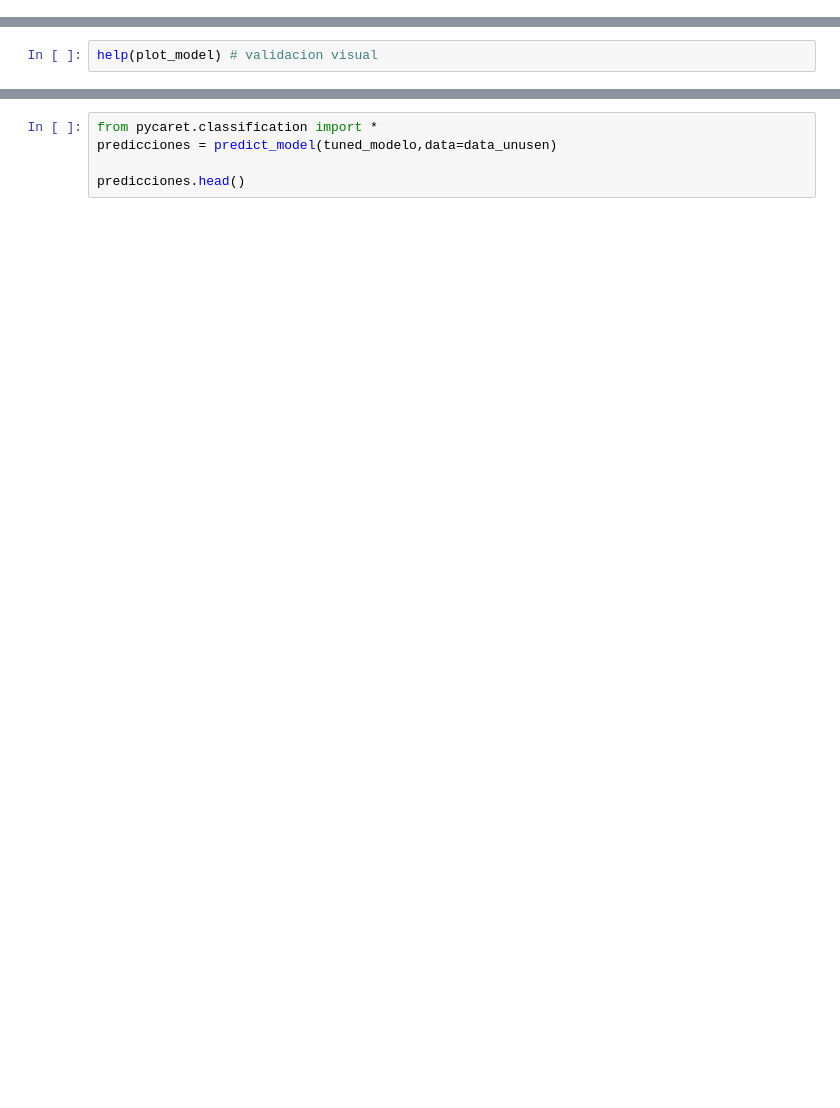
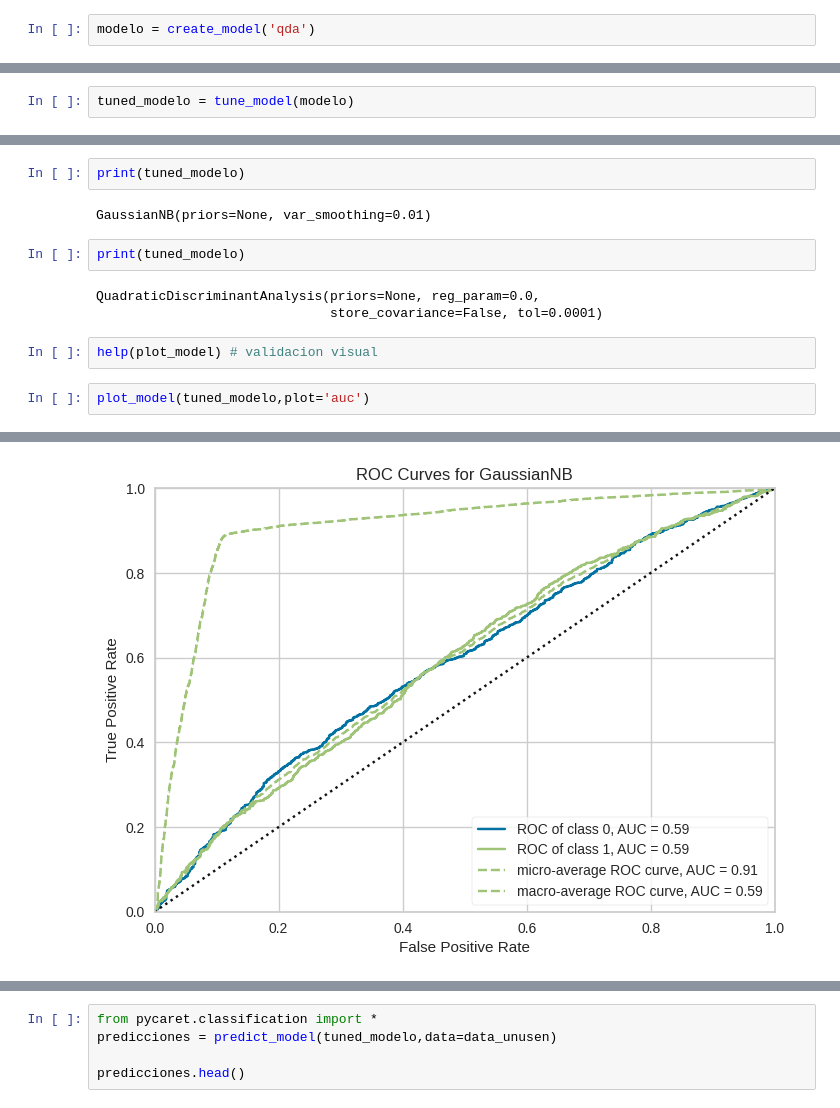
Before and after one commit to jagvgithub/Classification_Regression_models, a Jupyter notebook: ModeloPrepagosVehiculo.ipynb, the cells around one changed output, grey strips where cells are left out. Drawn from its saved outputs; the diff is of its cells as text; blank space fills up the shorter version.

```diff
--- a/ModeloPrepagosVehiculo.ipynb
+++ b/ModeloPrepagosVehiculo.ipynb
@@ -57,0 +363,2 @@ modelo = create_model('lr')
+# %%
+modelo = create_model('qda')
@@ -62,0 +402,2 @@ print(tuned_modelo)
+# %%
+tuned_modelo = tune_model(modelo)
@@ -63,2 +423,14 @@ print(tuned_modelo)
+# %%
+print(tuned_modelo)
+# %% [output]
+GaussianNB(priors=None, var_smoothing=0.01)
+# %%
+print(tuned_modelo)
+# %% [output]
+QuadraticDiscriminantAnalysis(priors=None, reg_param=0.0,
+                              store_covariance=False, tol=0.0001)
 # %%
 help(plot_model) # validacion visual
+# %%
+plot_model(tuned_modelo,plot='auc')
+# %% [output]
@@ -65,2 +438,3 @@ help(plot_model) # validacion visual
+[figure, added]
 # %%
 plot_model(tuned_modelo,plot='auc')
```
Also changed, not shown: parts of 32 cells of this notebook.
